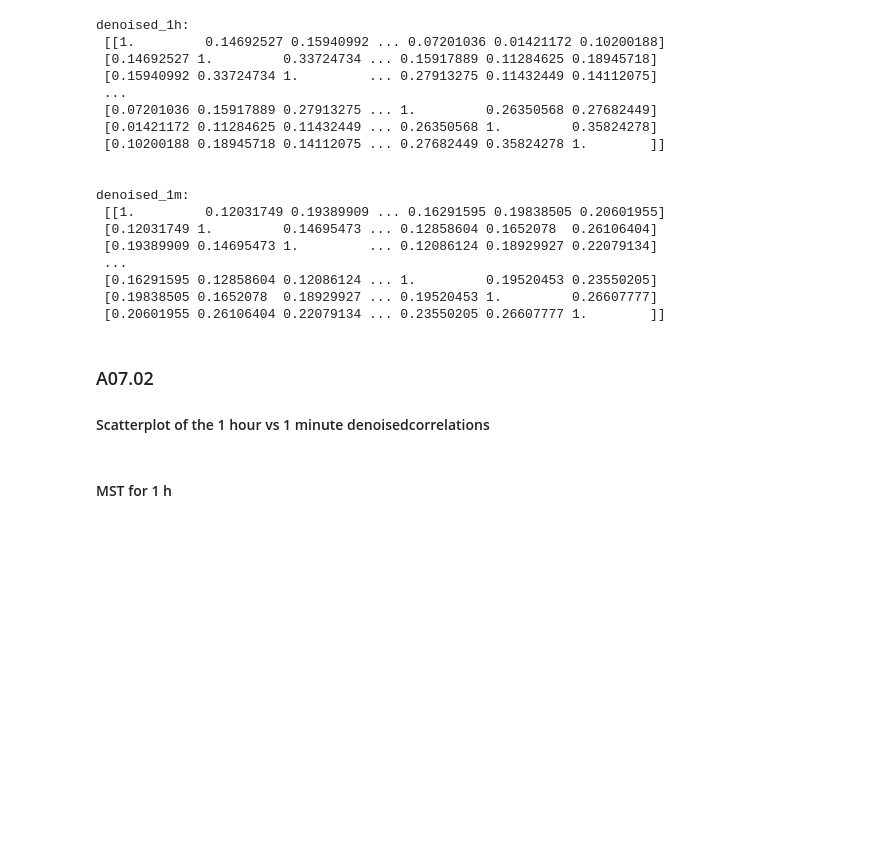
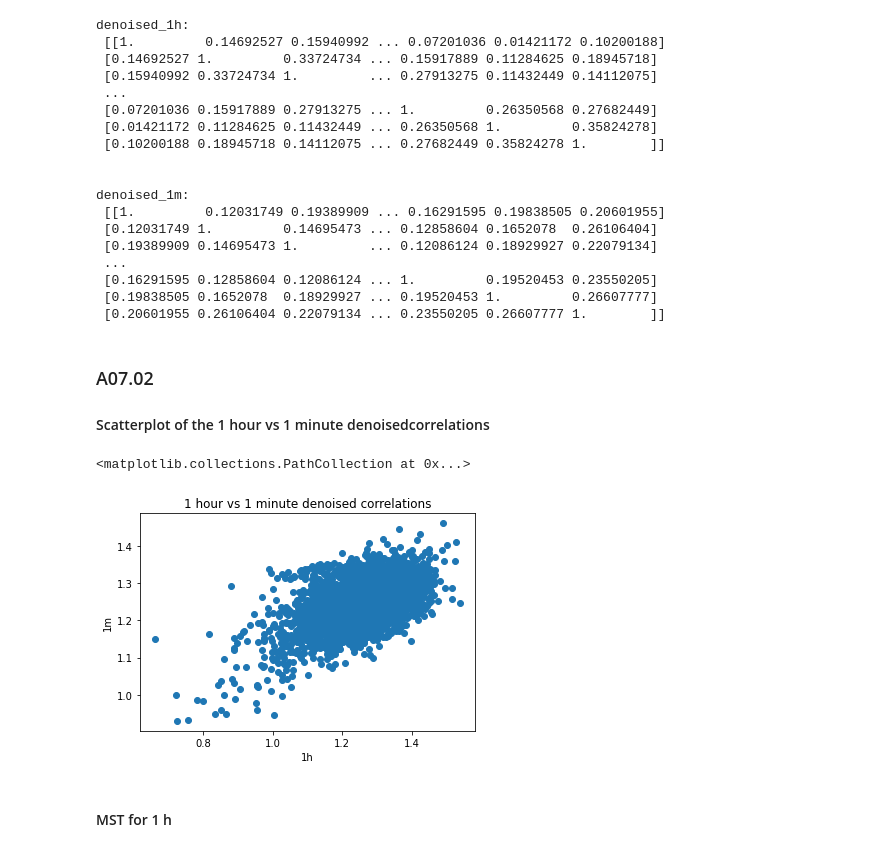
Before and after one commit to JunTu-XD/NetSci, a Jupyter notebook: assignment_7/Tu_Jun_EX07.ipynb, the cells around one changed output. Saved outputs shown, nothing was run; the diff lists cells and outputs as text; code cells hidden in the pictures; blank space fills up the shorter version.

```diff
--- a/assignment_7/Tu_Jun_EX07.ipynb
+++ b/assignment_7/Tu_Jun_EX07.ipynb
@@ -152,24 +157,27 @@ denoised_1m:
 # %%
 D_1h = np.zeros(cormat_1h.shape)
 D_1m = np.zeros(cormat_1m.shape)
 
 for i in range(0, cormat_1h.shape[0]):
     for j in range(0, cormat_1h.shape[1]):
-        D_1h[i][j] = math.sqrt(2 * (1 - cormat_1h[i][j]))
+        D_1h[i][j] = math.sqrt(2 * (round(1.0,14) - round(denoised_1h[i][j],14)))
 
 for i in range(0, cormat_1m.shape[0]):
     for j in range(0, cormat_1m.shape[1]):
-        D_1m[i][j] = math.sqrt(2 * (1 - cormat_1m[i][j]))
+        D_1m[i][j] = math.sqrt(2 * (round(1.0,14) - round(denoised_1m[i][j],14)))
 
 new_figure()
 D_1h_utri_flatten=np.triu(D_1h, 0).flatten()
 D_1m_utri_flatten=np.triu(D_1m, 0).flatten()
 dc_x = np.delete(D_1h_utri_flatten, np.where(D_1h_utri_flatten==0))
 dc_y = np.delete(D_1m_utri_flatten, np.where(D_1m_utri_flatten==0))
 plt.xlabel('1h')
 plt.ylabel('1m')
 plt.title('1 hour vs 1 minute denoised correlations')
 plt.scatter(x = dc_x, y = dc_y)
+# %% [output]
+<matplotlib.collections.PathCollection at 0x...>
+[figure, added]
 # %%
 G_1h = nx.from_numpy_matrix(D_1h)
 G_1m = nx.from_numpy_matrix(D_1m)
```
Also changed, not shown: parts of 4 cells of this notebook.
